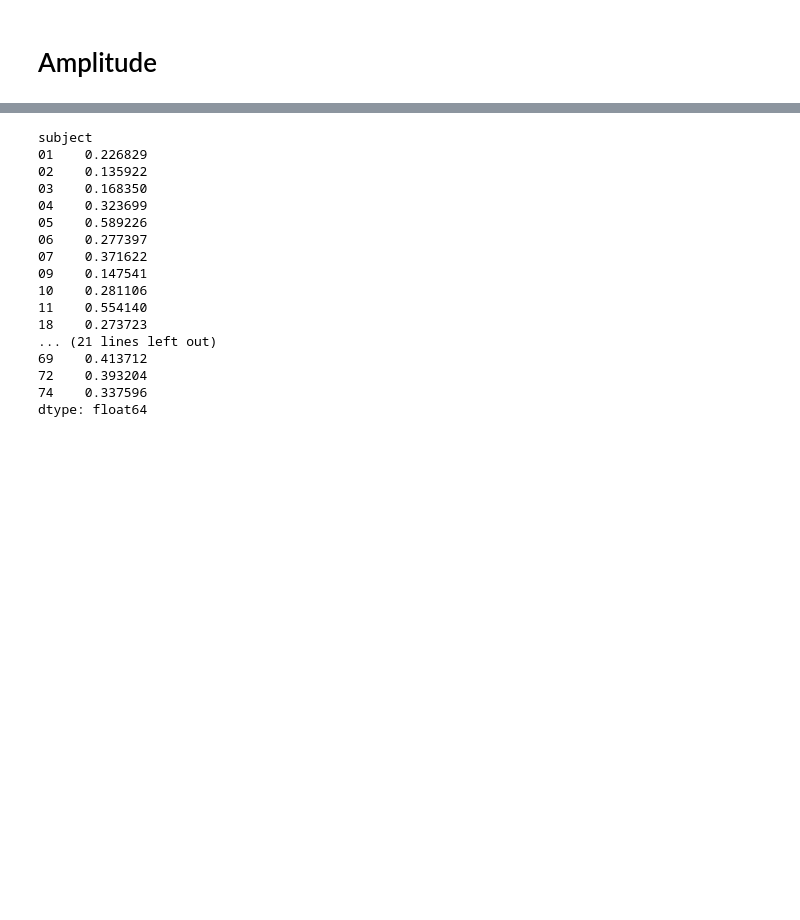
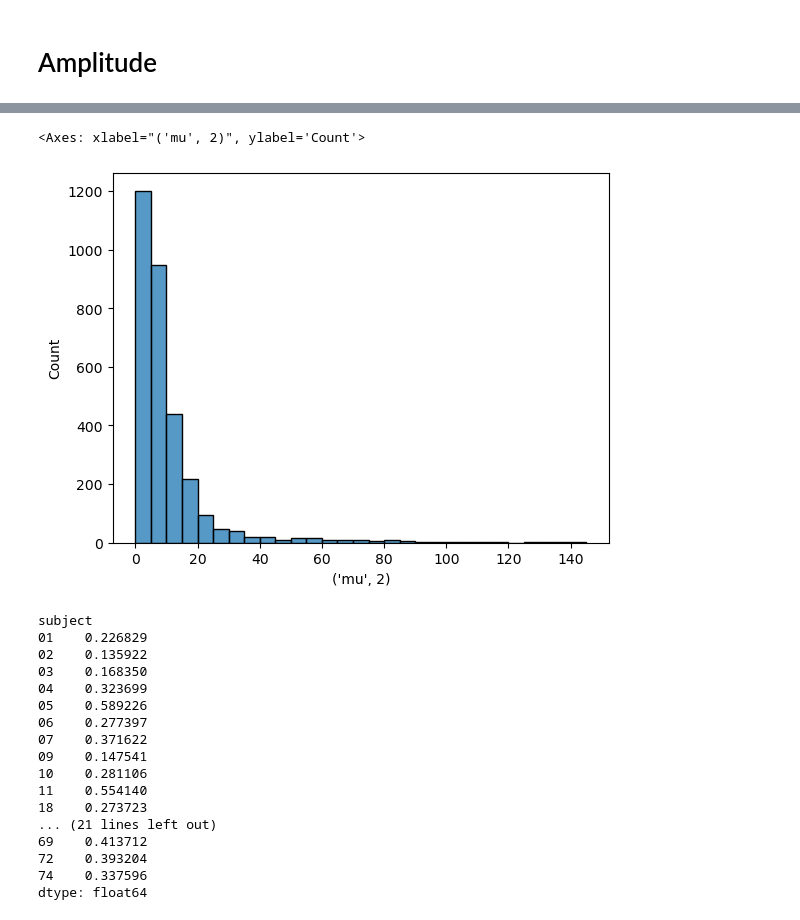
Before and after one commit to Gilles86/tms_risk, a Jupyter notebook: tms_risk/encoding_model/notebooks/analyze_encoding_model2.ipynb, the cells around one changed output, grey strips where cells are left out. Drawn from its saved outputs; the diff is of its cells as text; code cells hidden in the pictures; blank space fills up the shorter version.

```diff
--- a/tms_risk/encoding_model/notebooks/analyze_encoding_model2.ipynb
+++ b/tms_risk/encoding_model/notebooks/analyze_encoding_model2.ipynb
@@ -100,3 +147,8 @@ sns.catplot(data=tmp.groupby(['subject', 'session', 'tms_condition']).mean().res
+# %%
+sns.histplot(np.exp(df[df[('cvr2', None)] > 0.0].xs(1, level='model')[('mu', 2)]), bins=np.arange(0, 150, 5))
+# %% [output]
+<Axes: xlabel="('mu', 2)", ylabel='Count'>
+[figure, added]
 # %%
 df.groupby(['subject']).apply(lambda d: (d[('cvr2', None)] > 0.0).mean())
 # %% [output]
```
Also changed, not shown: parts of 25 cells of this notebook, 7 other files.
